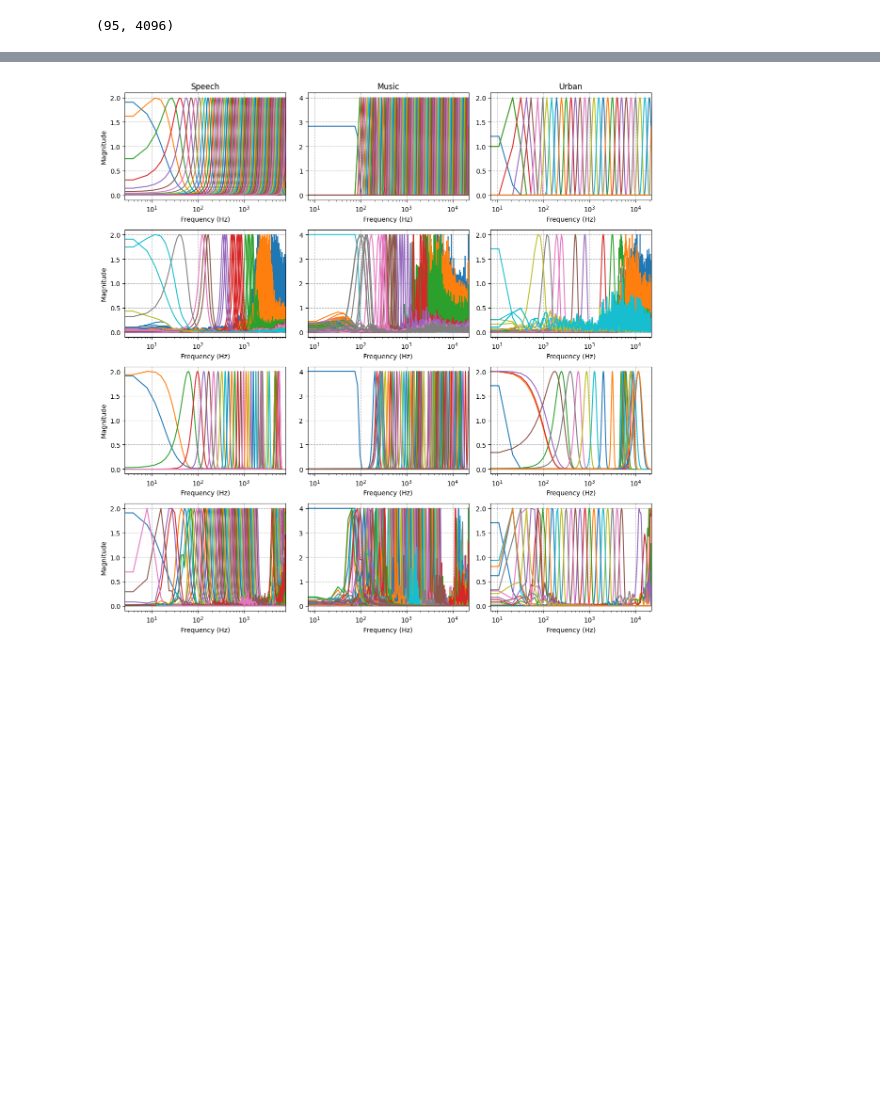
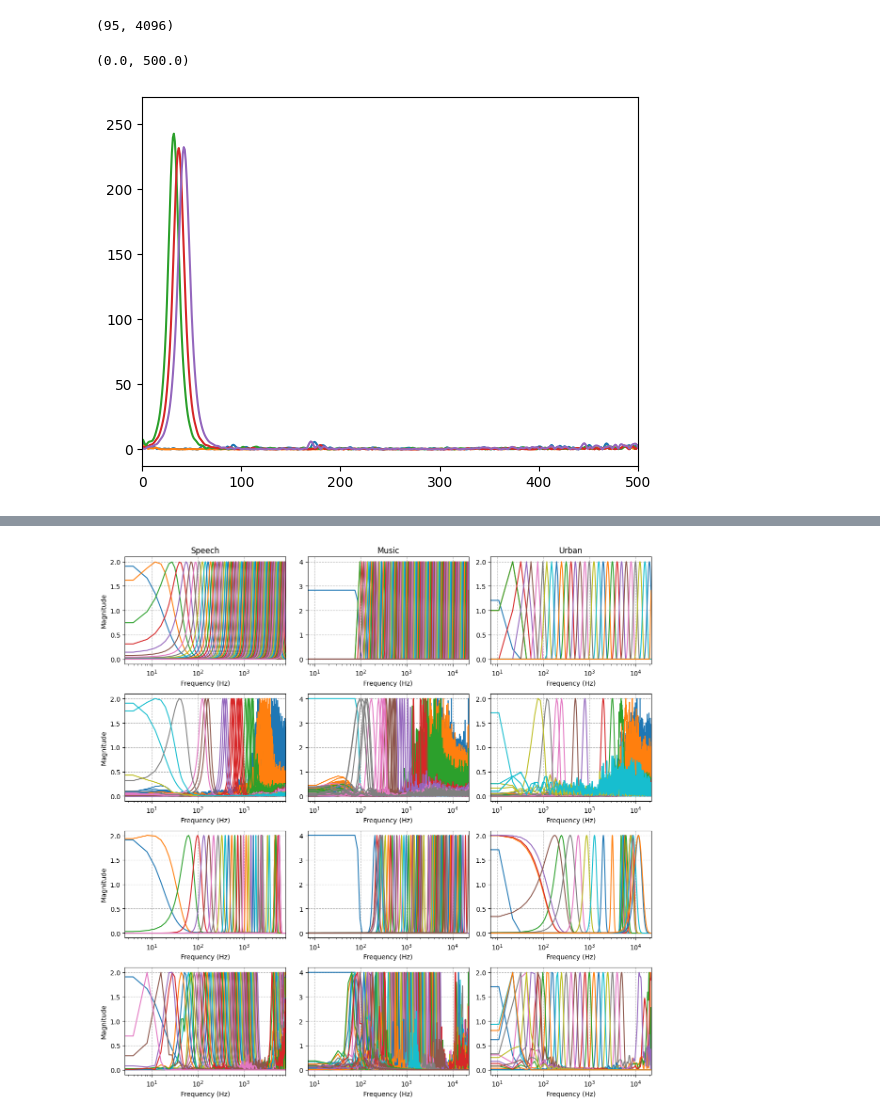
Before and after one commit to lostanlen/lostanlen2023waspaa, a Jupyter notebook: impulse responses.ipynb, the cells around one changed output, grey strips where cells are left out. Saved outputs shown, nothing was run; the diff lists cells and outputs as text; code cells hidden in the pictures; blank space fills up the shorter version.

```diff
--- a/impulse responses.ipynb
+++ b/impulse responses.ipynb
@@ -247,3 +276,11 @@ murenn_fr_urban = murenn_fr_urban / np.max(np.abs(murenn_fr_urban), axis=0) * 2
 leaf_fr_urban = get_fr(leaf_imp_urban, complex = True)
 leaf_fr_urban = np.append(teacher_fr_urban_lp, leaf_fr_urban,axis = 1)
 leaf_fr_urban = leaf_fr_urban / np.max(np.abs(leaf_fr_urban), axis=0) * 2
+# %%
+for i in range(5,10):
+    plt.plot(np.abs(np.fft.fft(conv_imp_speech[i,:]))*10)
+
+plt.xlim(0,500)
+# %% [output]
+(0.0, 500.0)
+[figure, added]
```
Also changed, not shown: parts of 21 cells of this notebook, 1 other file.
